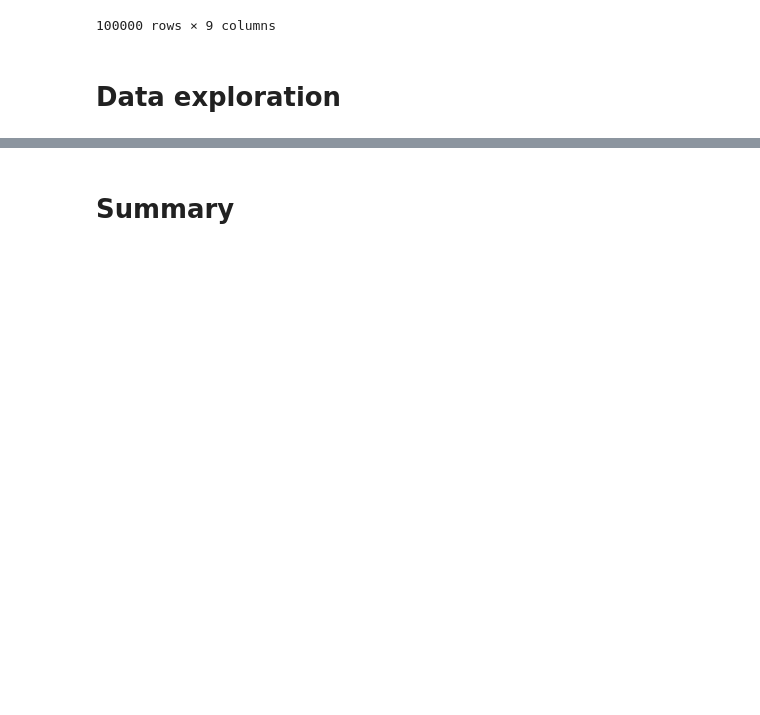
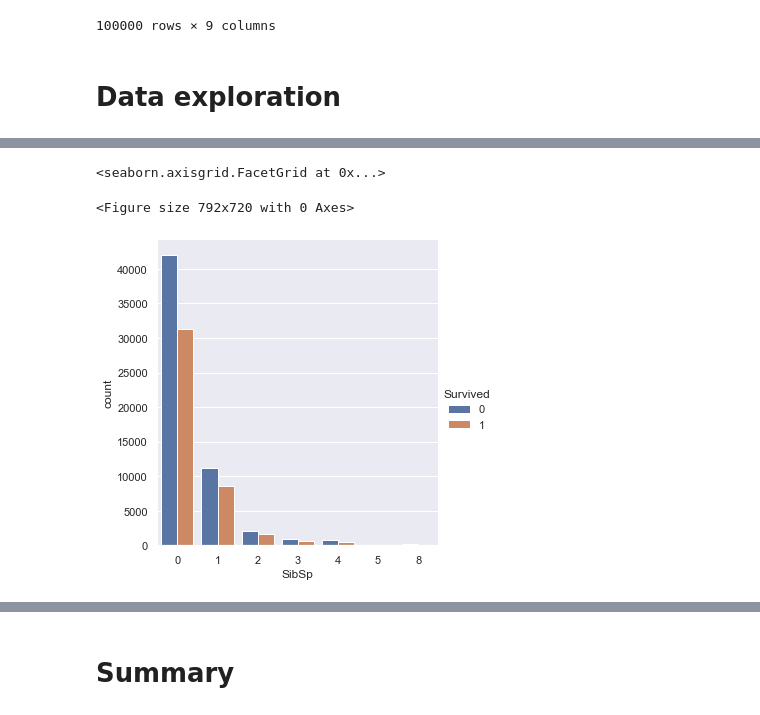
Before and after one commit to DimaValetsky/ml-intro, a Jupyter notebook: 2_data_exploration/eda.ipynb, the cells around one changed output, grey strips where cells are left out. Drawn from its saved outputs; the diff is of its cells as text; code cells hidden in the pictures; blank space fills up the shorter version.

```diff
--- a/2_data_exploration/eda.ipynb
+++ b/2_data_exploration/eda.ipynb
@@ -133,0 +136,8 @@ sns.catplot(x='AgeGroup', y='Fare', data=prepared_final, hue='Sex')
+# %%
+# выживаемость людей с супругами или братьями/сестрами на борту
+plt.figure(figsize=(11, 10))
+sns.catplot(x='SibSp', data=prepared_final, hue='Survived', kind='count')
+# %% [output]
+<seaborn.axisgrid.FacetGrid at 0x...>
+<Figure size 792x720 with 0 Axes>
+[figure, added]
```
Also changed, not shown: parts of 9 cells of this notebook.
